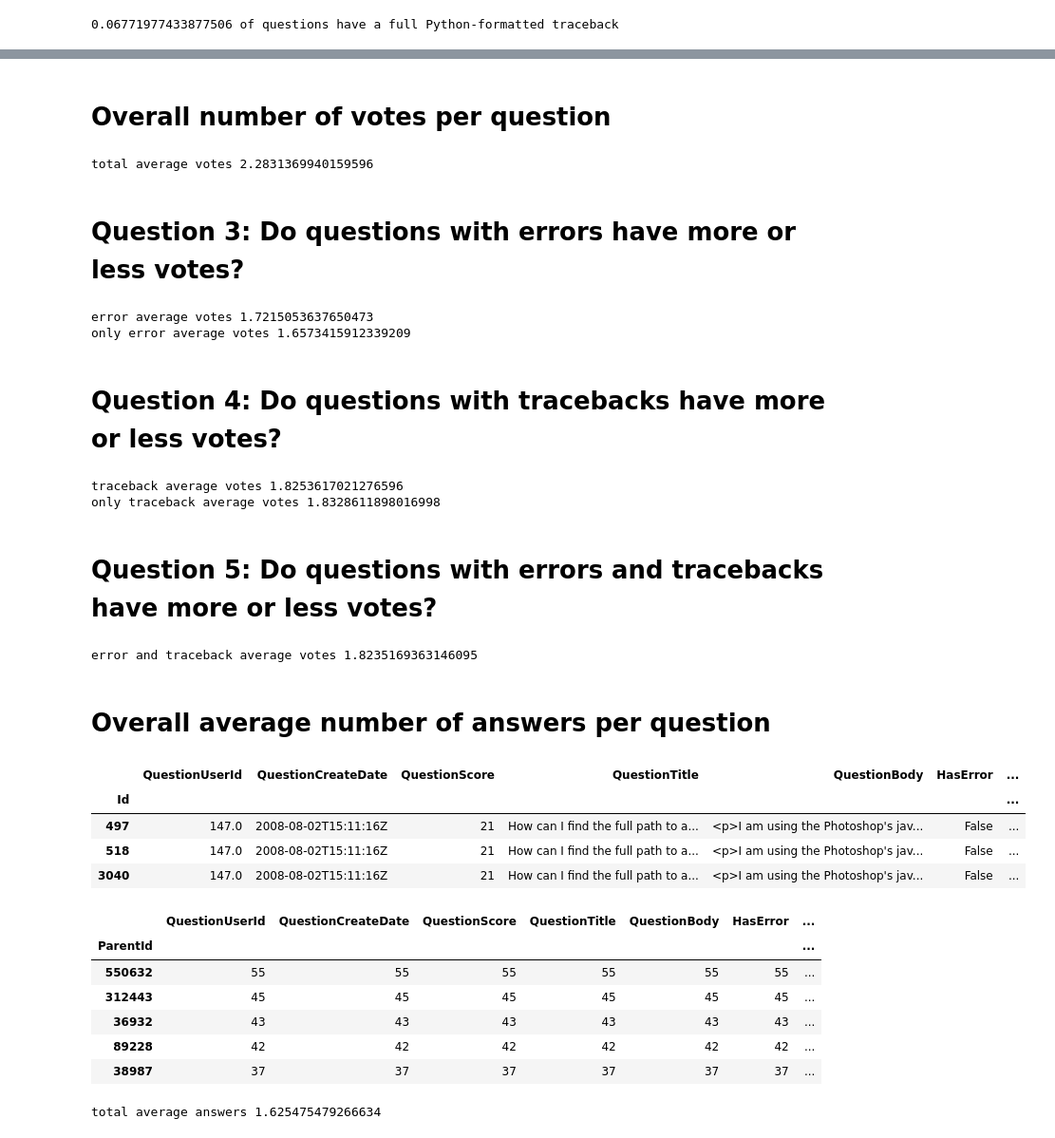
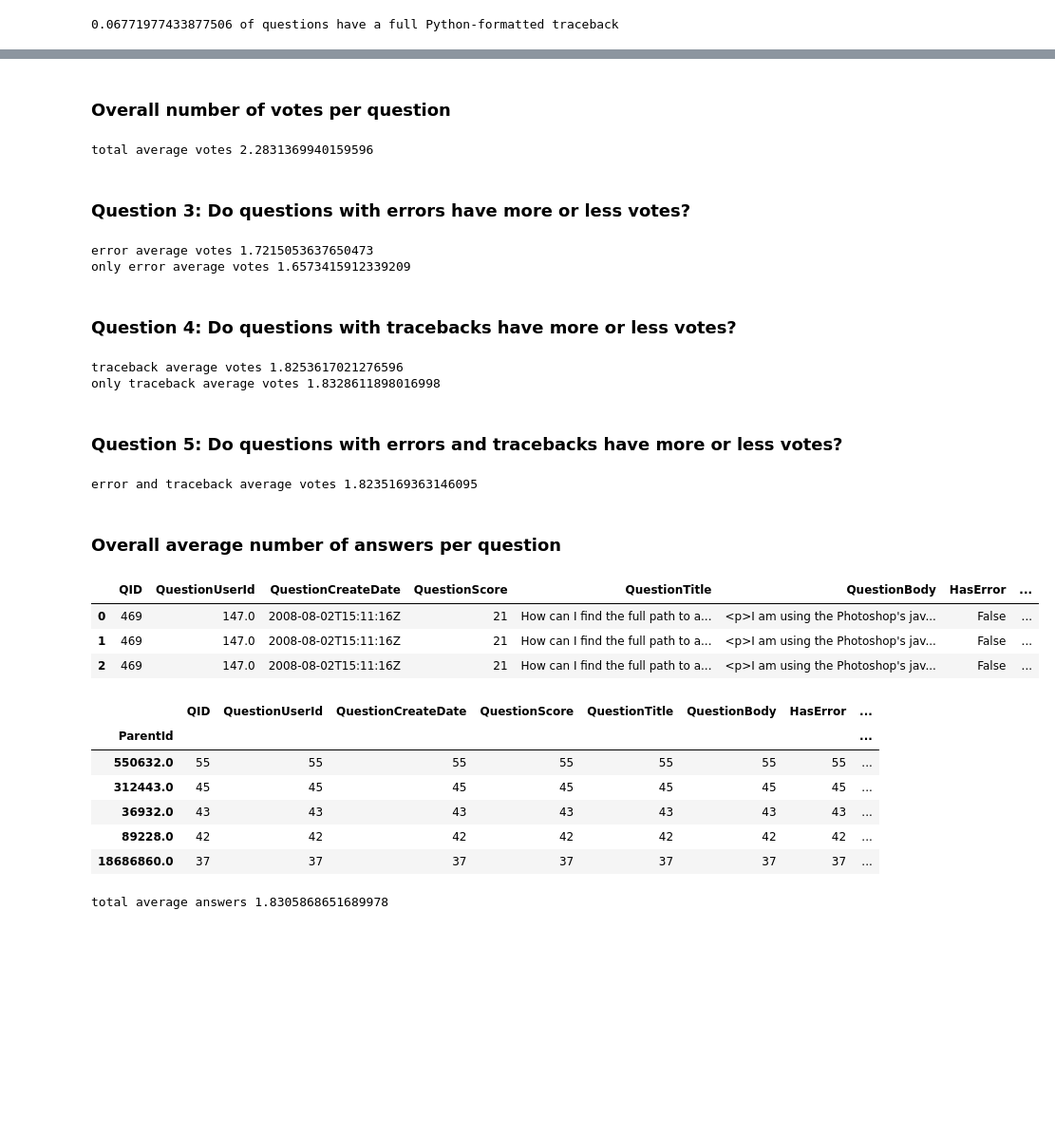
Before and after one commit to tjann/dmafinal, a Jupyter notebook: EDA.ipynb, the cells around one changed output, grey strips where cells are left out. Shown at 95% size. Saved outputs shown, nothing was run; the diff lists cells and outputs as text; code cells hidden in the pictures; blank space fills up the shorter version.

```diff
--- a/EDA.ipynb
+++ b/EDA.ipynb
@@ -41,7 +34,8 @@ Saving Questions.csv to Questions.csv
 # %%
-Questions = pd.read_csv('pythonquestions/Questions.csv', encoding="ISO-8859-1", index_col='Id')
-Answers = pd.read_csv('pythonquestions/Answers.csv', encoding="ISO-8859-1", index_col='Id')
-Tags = pd.read_csv('pythonquestions/Tags.csv', encoding="ISO-8859-1", index_col='Id')
+Questions = pd.read_csv('pythonquestions/Questions.csv', encoding="ISO-8859-1")
+Answers = pd.read_csv('pythonquestions/Answers.csv', encoding="ISO-8859-1")
+Tags = pd.read_csv('pythonquestions/Tags.csv', encoding="ISO-8859-1")
 
-Questions.columns = ['QuestionUserId', 'QuestionCreateDate', 'QuestionScore', 'QuestionTitle', 'QuestionBody']
-Answers.columns = ['AnswerUserId', 'AnswerCreateDate', 'ParentId', 'AnswerScore', 'AnswerBody']
+Questions.columns = ['QID', 'QuestionUserId', 'QuestionCreateDate', 'QuestionScore', 'QuestionTitle', 'QuestionBody']
+Answers.columns = ['AID','AnswerUserId', 'AnswerCreateDate', 'ParentId', 'AnswerScore', 'AnswerBody']
+Tags.columns = ['TID', 'Tag']
@@ -159,12 +152,12 @@ Questions.head()
 # %% [markdown]
-# Overall number of votes per question
+### Overall number of votes per question
 # %%
 total_average_votes = Questions['QuestionScore'].sum() / len(Questions['QuestionScore'])
 print('total average votes ' + str(total_average_votes))
 # %% [output]
 total average votes 2.2831369940159596
 # %% [markdown]
-# Question 3: Do questions with errors have more or less votes?
+### Question 3: Do questions with errors have more or less votes?
 # %%
 QuestionsWithError = Questions[Questions['HasError']]
 hasError_average_votes = QuestionsWithError['QuestionScore'].sum() / len(QuestionsWithError['QuestionScore'])
@@ -176,7 +169,7 @@ print('only error average votes ' + str(hasOnlyError_average_votes))
 error average votes 1.7215053637650473
 only error average votes 1.6573415912339209
 # %% [markdown]
-# Question 4: Do questions with tracebacks have more or less votes?
+### Question 4: Do questions with tracebacks have more or less votes?
 # %%
 QuestionsWithTraceback = Questions[Questions['HasTraceback']]
 hasTraceback_average_votes = QuestionsWithTraceback['QuestionScore'].sum() / len(QuestionsWithTraceback['QuestionScore'])
@@ -188,7 +181,7 @@ print('only traceback average votes ' + str(hasOnlyTraceback_average_votes))
 traceback average votes 1.8253617021276596
 only traceback average votes 1.8328611898016998
 # %% [markdown]
-# Question 5: Do questions with errors and tracebacks have more or less votes?
+### Question 5: Do questions with errors and tracebacks have more or less votes?
 # %%
 QuestionsWithErrorAndTraceback = Questions[(Questions['HasError'] & Questions['HasTraceback'])]
 # %%
@@ -198,30 +191,29 @@ print('error and traceback average votes ' + str(hasErrorAndTraceback_average_vo
 # %% [output]
 error and traceback average votes 1.8235169363146095
 # %% [markdown]
-# Overall average number of answers per question
+### Overall average number of answers per question
 # %%
-QA = Questions.merge(Answers, how='left', left_index=True, right_on='ParentId')
+QA = Questions.merge(Answers, how='left', left_on='QID', right_on='ParentId')
 QA.head(3)
 # %% [output]
-|  | QuestionUserId | QuestionCreateDate | QuestionScore | QuestionTitle | QuestionBody | HasError | ... |
-| Id |  |  |  |  |  |  | ... |
-| 497 | 147.0 | 2008-08-02T15:11:16Z | 21 | How can I find the full path to a... | <p>I am using the Photoshop's jav... | False | ... |
-| 518 | 147.0 | 2008-08-02T15:11:16Z | 21 | How can I find the full path to a... | <p>I am using the Photoshop's jav... | False | ... |
-| 3040 | 147.0 | 2008-08-02T15:11:16Z | 21 | How can I find the full path to a... | <p>I am using the Photoshop's jav... | False | ... |
+|  | QID | QuestionUserId | QuestionCreateDate | QuestionScore | QuestionTitle | QuestionBody | HasError | ... |
+| 0 | 469 | 147.0 | 2008-08-02T15:11:16Z | 21 | How can I find the full path to a... | <p>I am using the Photoshop's jav... | False | ... |
+| 1 | 469 | 147.0 | 2008-08-02T15:11:16Z | 21 | How can I find the full path to a... | <p>I am using the Photoshop's jav... | False | ... |
+| 2 | 469 | 147.0 | 2008-08-02T15:11:16Z | 21 | How can I find the full path to a... | <p>I am using the Photoshop's jav... | False | ... |
 # %%
 AnswersPerQuestion = QA.groupby('ParentId').count()
 AnswersPerQuestion.sort_values('AnswerCreateDate', ascending=False).head()
 # %% [output]
-|  | QuestionUserId | QuestionCreateDate | QuestionScore | QuestionTitle | QuestionBody | HasError | ... |
-| ParentId |  |  |  |  |  |  | ... |
-| 550632 | 55 | 55 | 55 | 55 | 55 | 55 | ... |
-| 312443 | 45 | 45 | 45 | 45 | 45 | 45 | ... |
-| 36932 | 43 | 43 | 43 | 43 | 43 | 43 | ... |
-| 89228 | 42 | 42 | 42 | 42 | 42 | 42 | ... |
-| 38987 | 37 | 37 | 37 | 37 | 37 | 37 | ... |
+|  | QID | QuestionUserId | QuestionCreateDate | QuestionScore | QuestionTitle | QuestionBody | HasError | ... |
+| ParentId |  |  |  |  |  |  |  | ... |
+| 550632.0 | 55 | 55 | 55 | 55 | 55 | 55 | 55 | ... |
+| 312443.0 | 45 | 45 | 45 | 45 | 45 | 45 | 45 | ... |
+| 36932.0 | 43 | 43 | 43 | 43 | 43 | 43 | 43 | ... |
+| 89228.0 | 42 | 42 | 42 | 42 | 42 | 42 | 42 | ... |
+| 18686860.0 | 37 | 37 | 37 | 37 | 37 | 37 | 37 | ... |
 # %%
 total_average_answers = AnswersPerQuestion['AnswerCreateDate'].sum() / AnswersPerQuestion['AnswerCreateDate'].count()
 print('total average answers ' + str(total_average_answers))
 # %% [output]
-total average answers 1.625475479266634
+total average answers 1.8305868651689978
 # %% [markdown]
```
Also changed, not shown: parts of 42 cells of this notebook.
